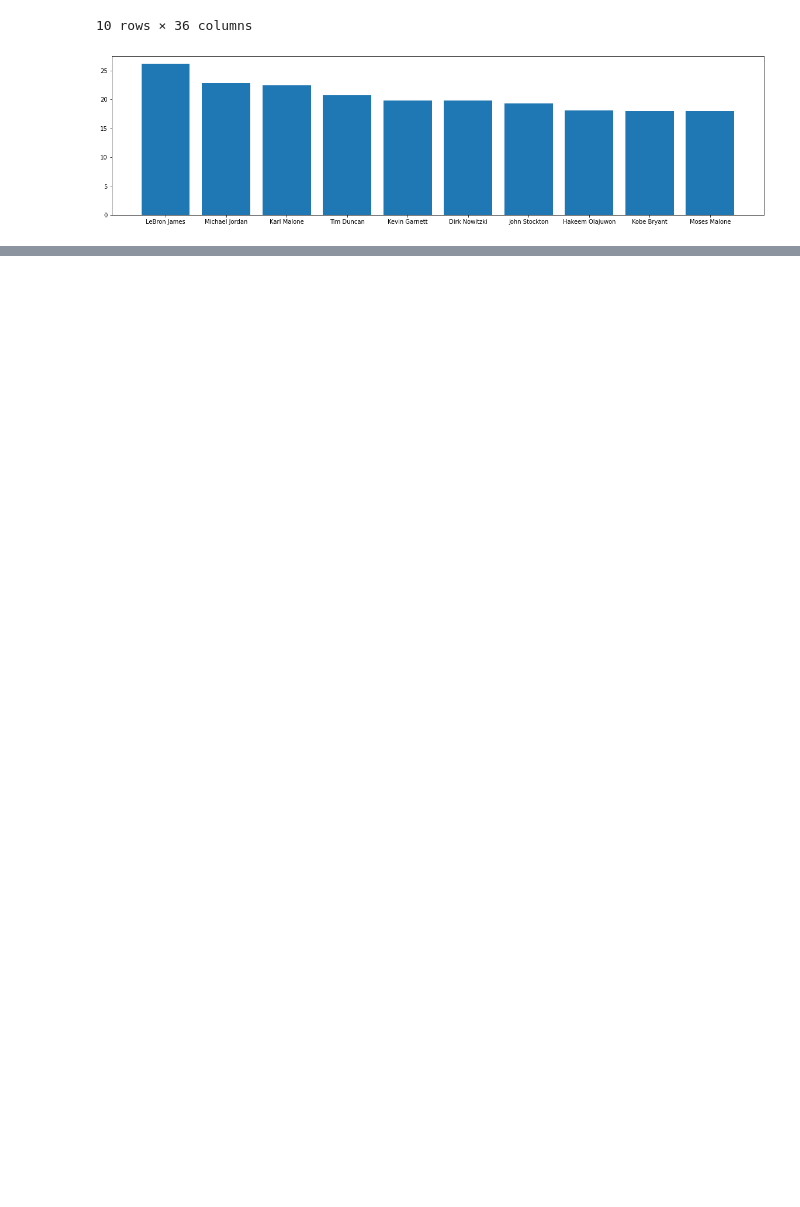
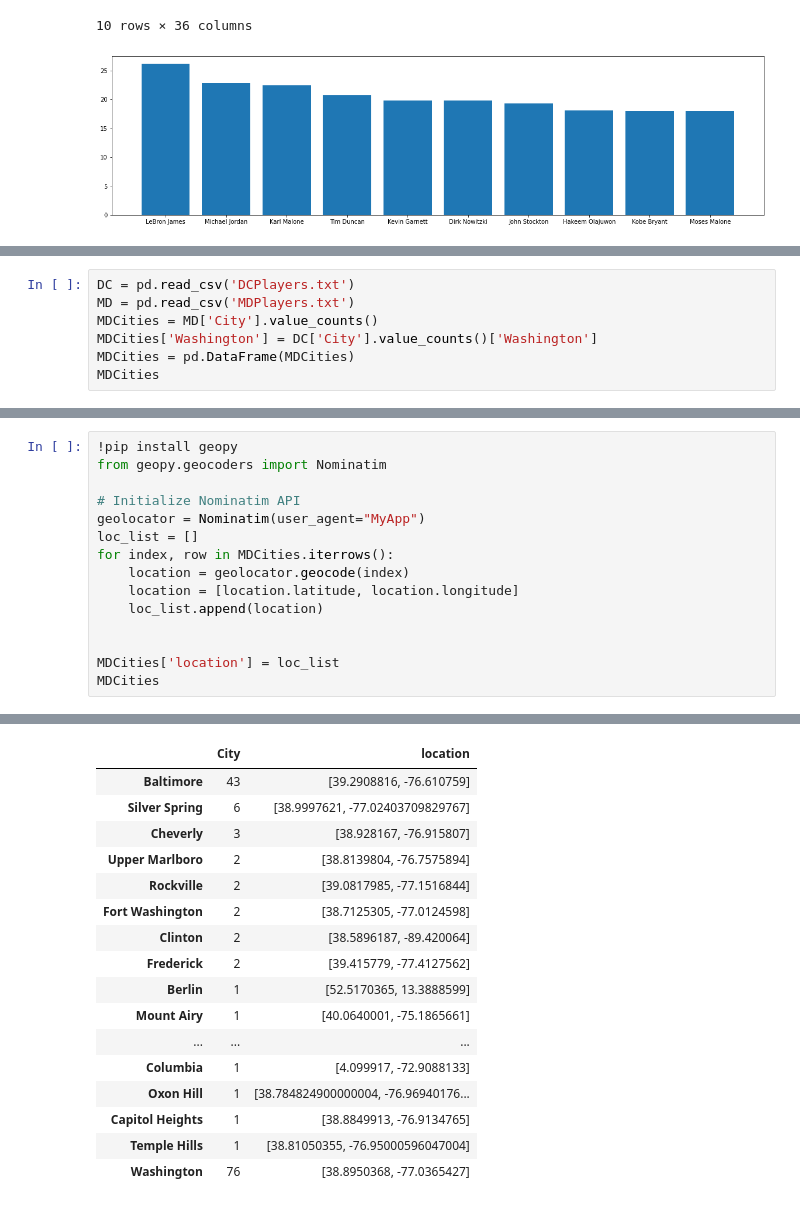
Before and after one commit to acook4148/CMSC320FinalProject, a Jupyter notebook: NBA Anal(ysis).ipynb, the cells around one changed output, grey strips where cells are left out. Drawn from its saved outputs; the diff is of its cells as text; blank space fills up the shorter version.

```diff
--- a/NBA Anal(ysis).ipynb
+++ b/NBA Anal(ysis).ipynb
@@ -574,0 +806,7 @@ twitterNBA
+# %%
+DC = pd.read_csv('DCPlayers.txt')
+MD = pd.read_csv('MDPlayers.txt')
+MDCities = MD['City'].value_counts()
+MDCities['Washington'] = DC['City'].value_counts()['Washington']
+MDCities = pd.DataFrame(MDCities)
+MDCities
@@ -574,0 +831,16 @@ twitterNBA
+# %%
+!pip install geopy
+from geopy.geocoders import Nominatim
+
+# Initialize Nominatim API
+geolocator = Nominatim(user_agent="MyApp")
+loc_list = []
+for index, row in MDCities.iterrows():
+    location = geolocator.geocode(index)
+    location = [location.latitude, location.longitude]
+    loc_list.append(location)
+
+
+MDCities['location'] = loc_list
+MDCities
+# %% [output]
@@ -574,0 +849,17 @@ twitterNBA
+|  | City | location |
+| Baltimore | 43 | [39.2908816, -76.610759] |
+| Silver Spring | 6 | [38.9997621, -77.02403709829767] |
+| Cheverly | 3 | [38.928167, -76.915807] |
+| Upper Marlboro | 2 | [38.8139804, -76.7575894] |
+| Rockville | 2 | [39.0817985, -77.1516844] |
+| Fort Washington | 2 | [38.7125305, -77.0124598] |
+| Clinton | 2 | [38.5896187, -89.420064] |
+| Frederick | 2 | [39.415779, -77.4127562] |
+| Berlin | 1 | [52.5170365, 13.3888599] |
+| Mount Airy | 1 | [40.0640001, -75.1865661] |
+| ... | ... | ... |
+| Columbia | 1 | [4.099917, -72.9088133] |
+| Oxon Hill | 1 | [38.784824900000004, -76.96940176... |
+| Capitol Heights | 1 | [38.8849913, -76.9134765] |
+| Temple Hills | 1 | [38.81050355, -76.95000596047004] |
+| Washington | 76 | [38.8950368, -77.0365427] |
```
Also changed, not shown: parts of 10 cells of this notebook.
